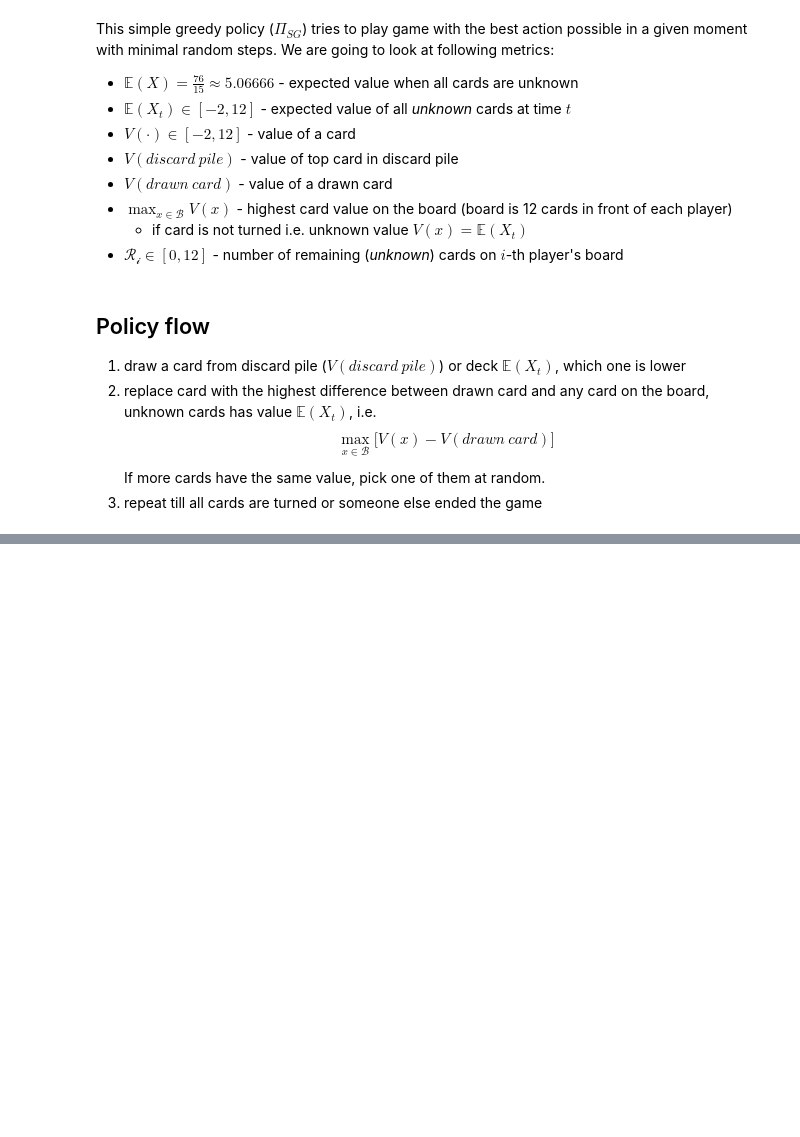
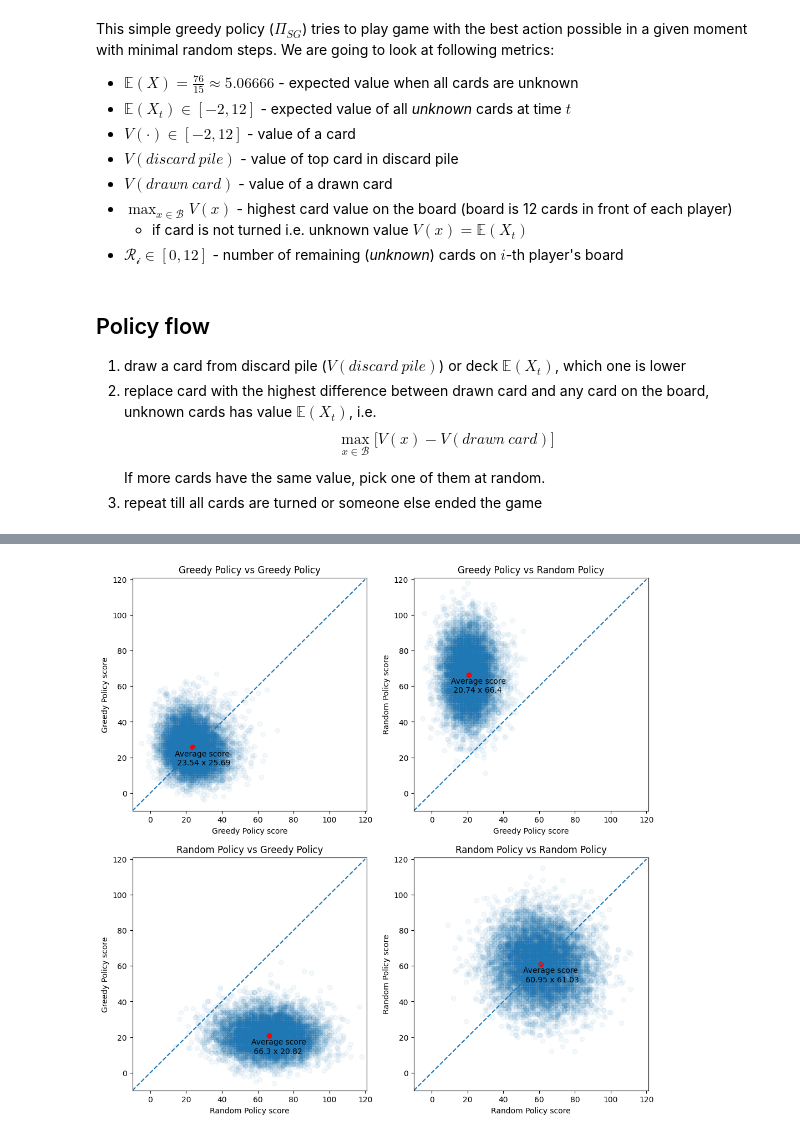
Before and after one commit to matejker/skyjo, a Jupyter notebook: notebooks/04_simple_greedy_policy.ipynb, the cells around one changed output, grey strips where cells are left out. Cells and saved outputs as stored; diff of their text form; code cells hidden in the pictures; blank space fills up the shorter version.

```diff
--- a/notebooks/04_simple_greedy_policy.ipynb
+++ b/notebooks/04_simple_greedy_policy.ipynb
@@ -17,0 +141,35 @@ This simple greedy policy ($\Pi_{SG}$) tries to play game with the best action p
+# %%
+def policy_performance_plot(ax, policy1, policy2):
+    n = 10000
+    deck = Deck()
+    discard_pile = DiscardPile()
+
+    discard_pile.discard(deck.draw())
+    board1 = PlayersBoard([deck.draw() for _ in range(12)])
+    player1 = policy1(board1, deck, discard_pile)
+
+    board2 = PlayersBoard([deck.draw() for _ in range(12)])
+    player2 = policy2(board2, deck, discard_pile)
+
+    g = [two_player_game(policy1, policy2) for _ in range(n)]
+    avg_x = round(np.average([x for x, _ in g]), 2)
+    avg_y = round(np.average([y for _, y in g]), 2)
+
+    ax.set_title(f"{player1} vs {player2}")
+    ax.set_xlim([-10, 121])
+    ax.set_ylim([-10, 121])
+    ax.scatter([x for x, _ in g], [y for _, y in g], alpha=0.05)
+    ax.scatter(avg_x, avg_y, c="red")
+    ax.plot([-10, 120], [-10, 120], "--")
+    ax.text(avg_x - 10, avg_y - 10, f"Average score\n {avg_x} x {avg_y}")
+
+    ax.set_xlabel(f"{player1} score")
+    ax.set_ylabel(f"{player2} score")
+# %%
+fig, ax = plt.subplots(2, 2, figsize=(12, 12))
+policy_performance_plot(ax[0, 0], GreedyPolicy, GreedyPolicy)
+policy_performance_plot(ax[0, 1], GreedyPolicy, RandomPolicy)
+policy_performance_plot(ax[1, 0], RandomPolicy, GreedyPolicy)
+policy_performance_plot(ax[1, 1], RandomPolicy, RandomPolicy)
+# %% [output]
+[figure, added]
```
Also changed, not shown: parts of 17 cells of this notebook, 8 other files.
